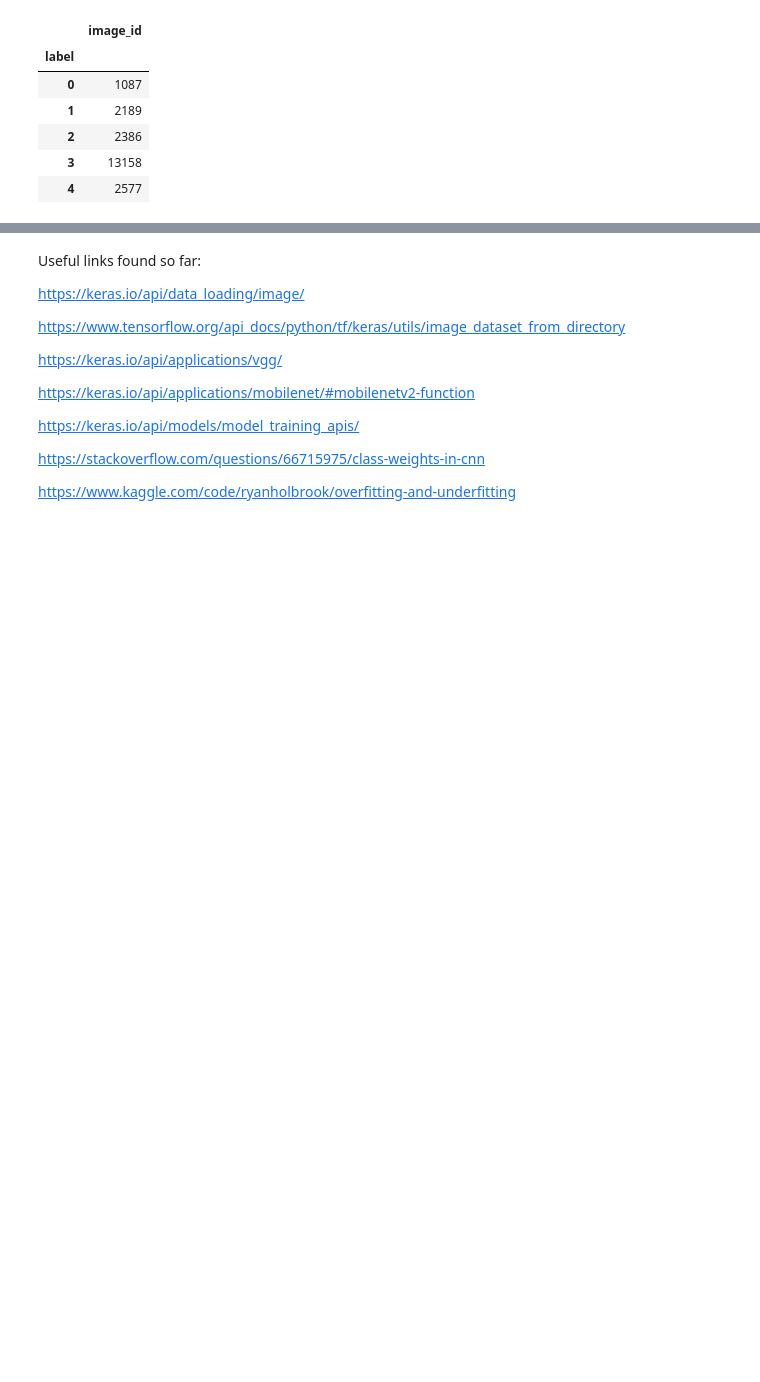
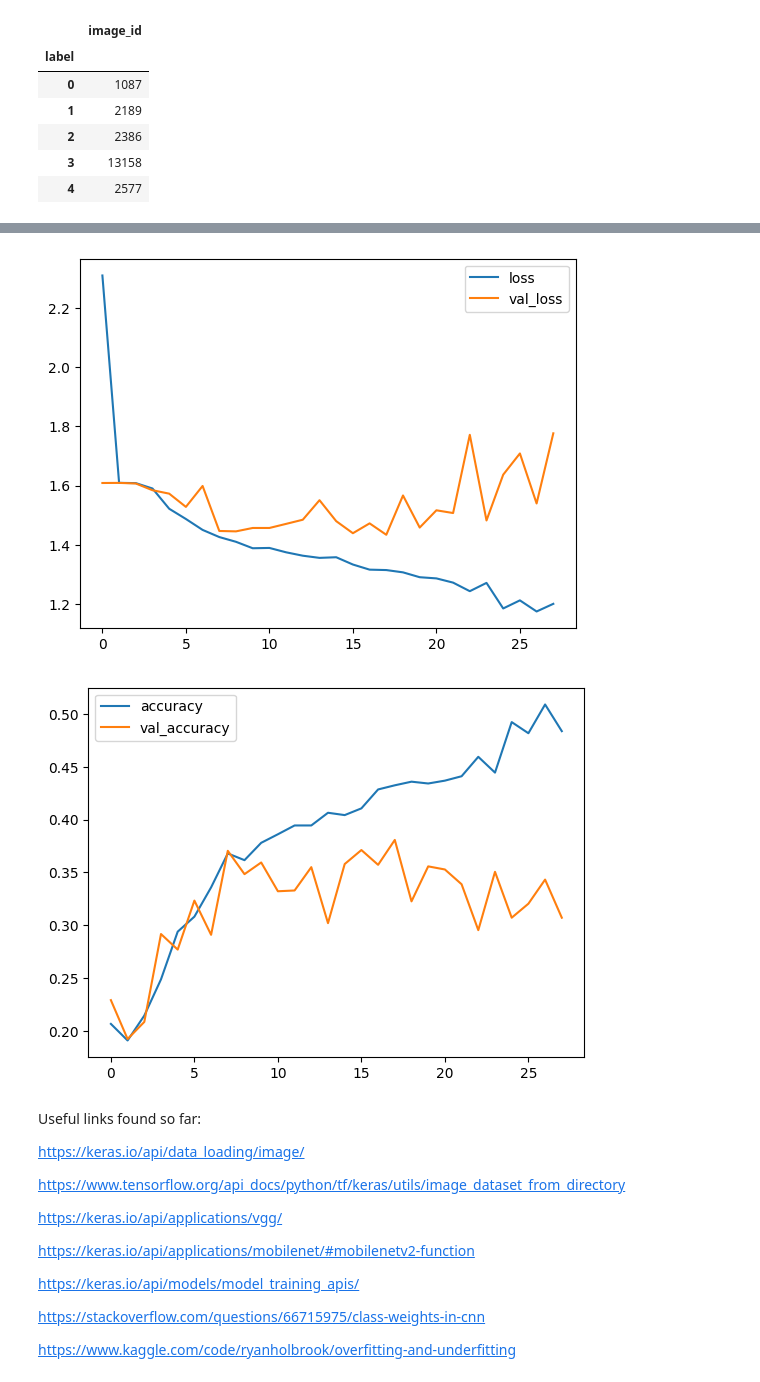
Before and after one commit to btsmith29/AMLS_II_assignment23_24, a Jupyter notebook: elec0135-assignment-cld.ipynb, the cells around one changed output, grey strips where cells are left out. Cells and saved outputs as stored; diff of their text form; code cells hidden in the pictures; blank space fills up the shorter version.

```diff
--- a/elec0135-assignment-cld.ipynb
+++ b/elec0135-assignment-cld.ipynb
@@ -37,3 +323,8 @@ df_mapping.groupby(['label']).count()
+# %%
+plot_experiment_results(df_history, "1")
+# %% [output]
+[figure, added]
+[figure, added]
 # %% [markdown]
 Useful links found so far:
 
```
Also changed, not shown: parts of 18 cells of this notebook.
